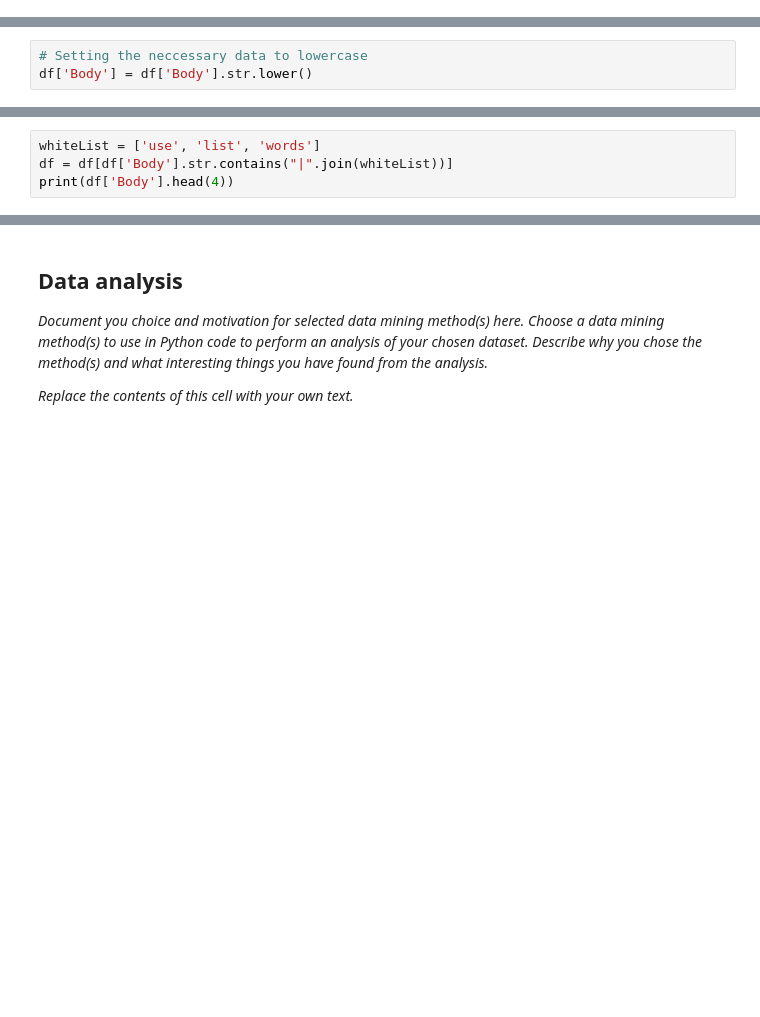
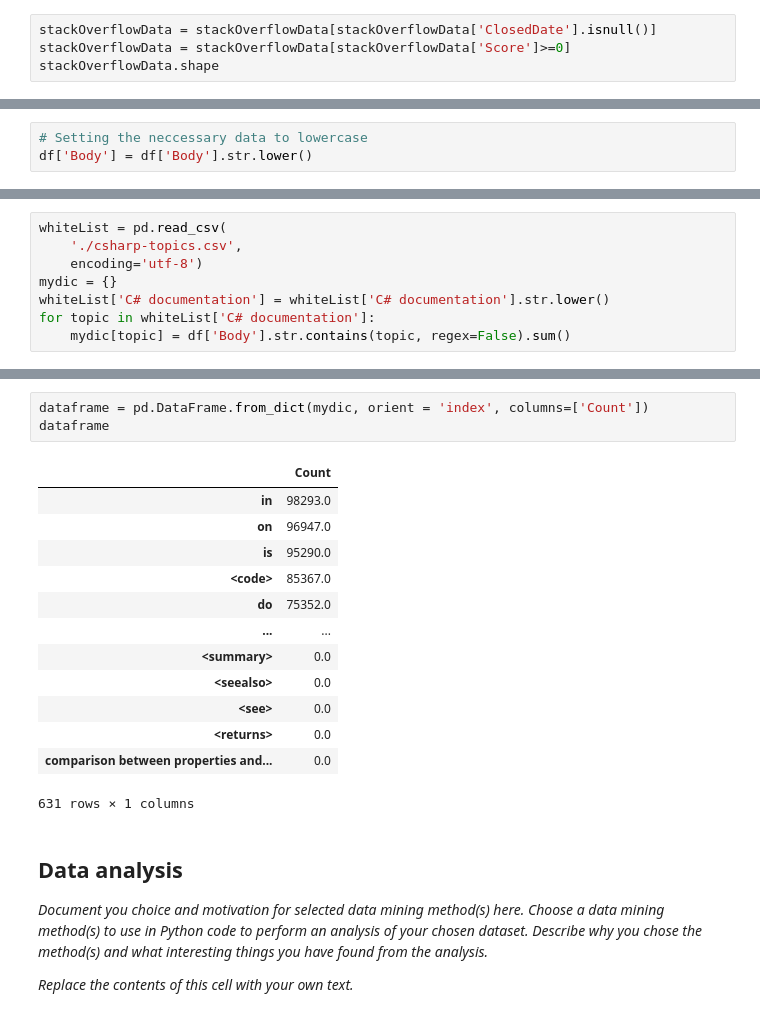
Before and after one commit to HannesSam/StackOverflowDataAnalysis, a Jupyter notebook: Data Mining Project.ipynb, the cells around one changed output, grey strips where cells are left out. Saved outputs shown, nothing was run; the diff lists cells and outputs as text; blank space fills up the shorter version.

```diff
--- a/Data Mining Project.ipynb
+++ b/Data Mining Project.ipynb
@@ -45,0 +73,4 @@ print('Dates from wich the data is produced: ' +
+# %%
+stackOverflowData = stackOverflowData[stackOverflowData['ClosedDate'].isnull()]
+stackOverflowData = stackOverflowData[stackOverflowData['Score']>=0]
+stackOverflowData.shape
@@ -70,4 +113,8 @@ print(df['Body'].head(4) + '\n')
-# %%
-whiteList = ['use', 'list', 'words']
-df = df[df['Body'].str.contains("|".join(whiteList))]
-print(df['Body'].head(4))
+# %%
+whiteList = pd.read_csv(
+    './csharp-topics.csv',
+    encoding='utf-8')
+mydic = {}
+whiteList['C# documentation'] = whiteList['C# documentation'].str.lower()
+for topic in whiteList['C# documentation']:
+    mydic[topic] = df['Body'].str.contains(topic, regex=False).sum()
@@ -74,3 +141,20 @@ print(df['Body'].head(4))
+# %%
+dataframe = pd.DataFrame.from_dict(mydic, orient = 'index', columns=['Count'])
+dataframe
+# %% [output]
+|  | Count |
+| in | 98293.0 |
+| on | 96947.0 |
+| is | 95290.0 |
+| <code> | 85367.0 |
+| do | 75352.0 |
+| ... | ... |
+| <summary> | 0.0 |
+| <seealso> | 0.0 |
+| <see> | 0.0 |
+| <returns> | 0.0 |
+| comparison between properties and... | 0.0 |
+631 rows × 1 columns
 # %% [markdown]
 ## Data analysis
 
```
Also changed, not shown: parts of 7 cells of this notebook.
